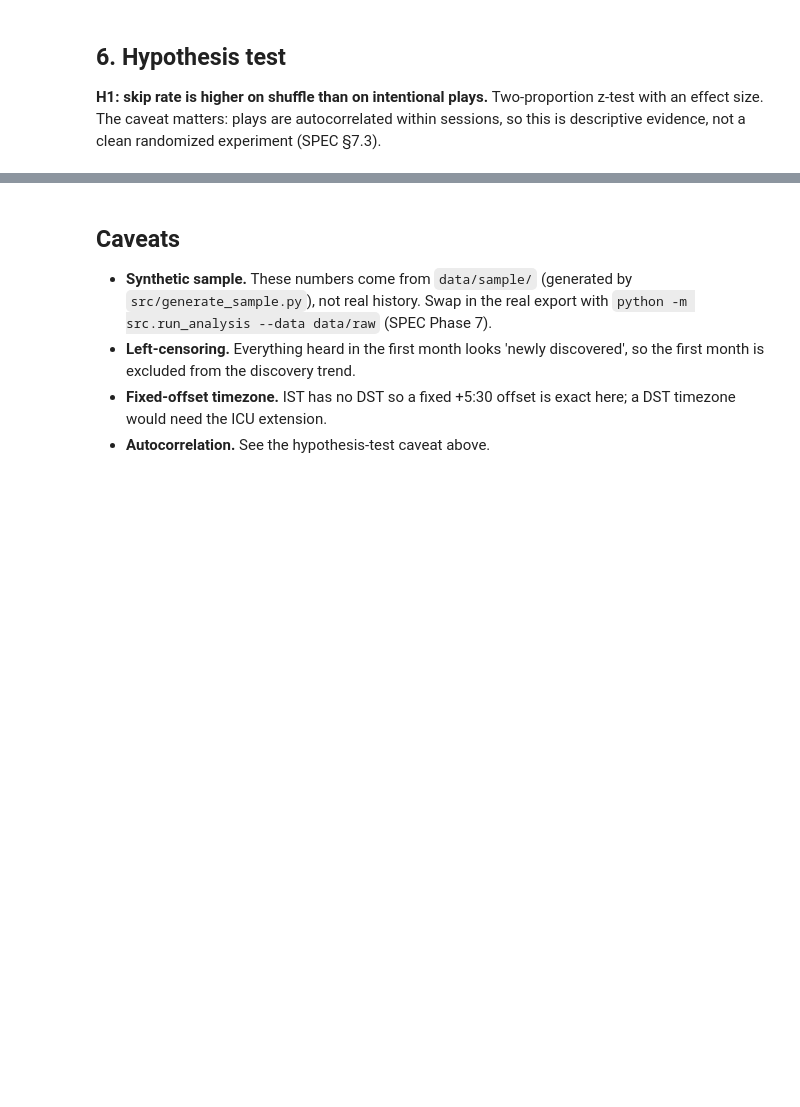
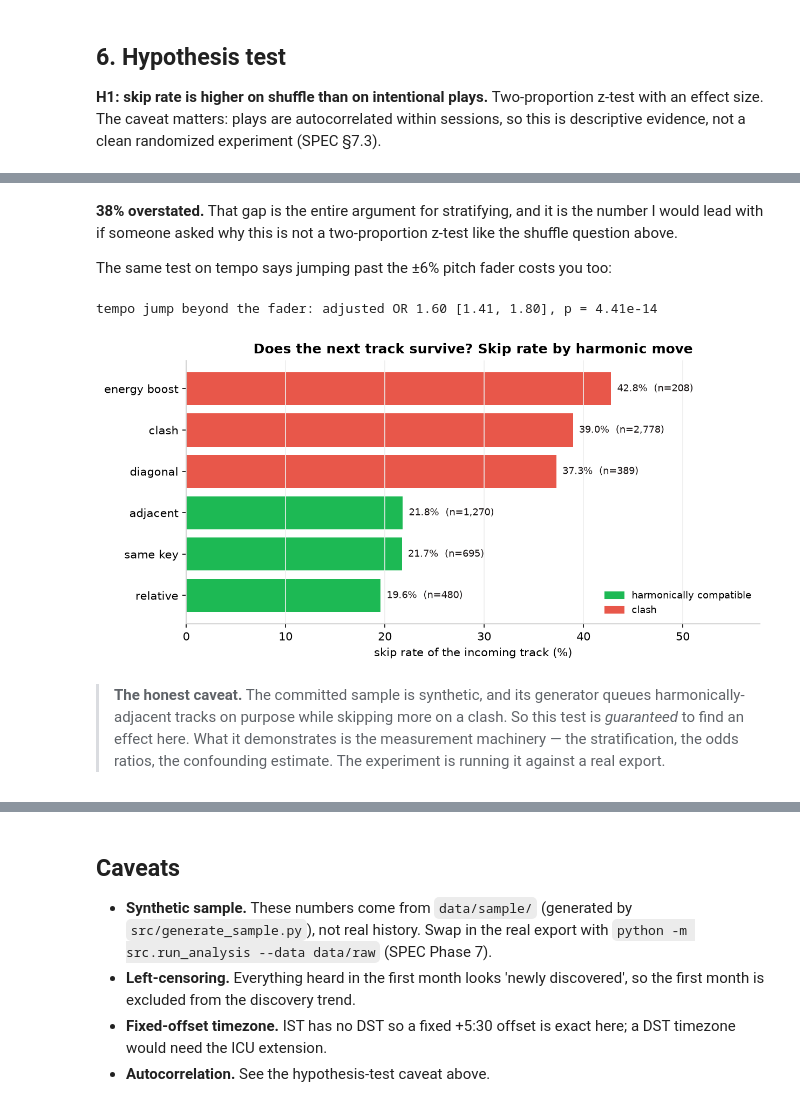
Before and after one commit to yougijain/spotify-listening-analysis, a Jupyter notebook: notebooks/analysis.ipynb, the cells around one changed output, grey strips where cells are left out. Drawn from its saved outputs; the diff is of its cells as text; code cells hidden in the pictures; blank space fills up the shorter version.

```diff
--- a/notebooks/analysis.ipynb
+++ b/notebooks/analysis.ipynb
@@ -169,0 +291,20 @@ for k, v in h.items():
+# %% [markdown]
+**38% overstated.** That gap is the entire argument for stratifying, and it is
+the number I would lead with if someone asked why this is not a two-proportion
+z-test like the shuffle question above.
+
+The same test on tempo says jumping past the ±6% pitch fader costs you too:
+# %%
+t = tempo_hypothesis_test(con)
+print(f'tempo jump beyond the fader: adjusted OR {t.odds_ratio:.2f} '
+      f'[{t.or_low:.2f}, {t.or_high:.2f}], p = {t.p_value:.2e}')
+display(Image(filename=str(ROOT / 'figures' / 'transition_performance.png')))
+# %% [output]
+tempo jump beyond the fader: adjusted OR 1.60 [1.41, 1.80], p = 4.41e-14
+[figure, added]
+# %% [markdown]
+> **The honest caveat.** The committed sample is synthetic, and its generator
+> queues harmonically-adjacent tracks on purpose while skipping more on a clash.
+> So this test is *guaranteed* to find an effect here. What it demonstrates is
+> the measurement machinery — the stratification, the odds ratios, the
+> confounding estimate. The experiment is running it against a real export.
```
Also changed, not shown: parts of 33 cells of this notebook, 3 other files.
